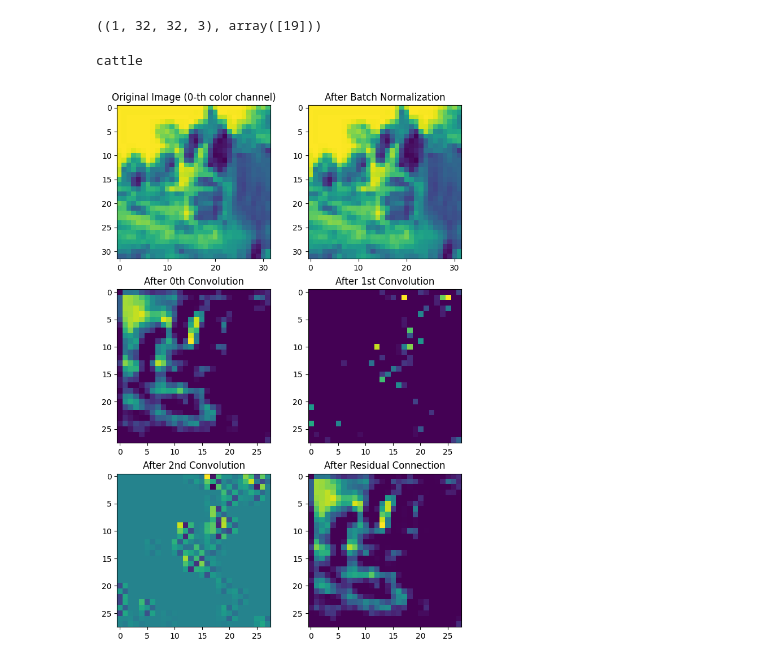
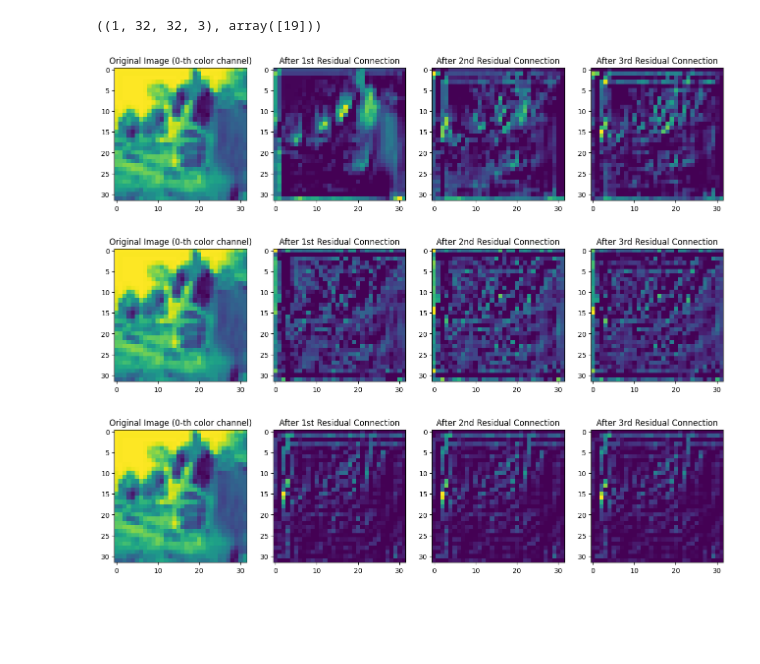
Before and after one commit to alwint3r/mlx-notebooks, a Jupyter notebook: 09-residual-network.ipynb, the cells around one changed output. Drawn from its saved outputs; the diff is of its cells as text; code cells hidden in the pictures; blank space fills up the shorter version.

Commit message:
add convolution and residual block visualization

```diff
--- a/09-residual-network.ipynb
+++ b/09-residual-network.ipynb
@@ -50,41 +71,32 @@ conv2 = nn.Conv2d(in_channels=1, out_channels=1, kernel_size=3, stride=1, paddin
 # %%
 import matplotlib.pyplot as plt
 
-n_cols = 2
-n_rows = 3
+n_cols = 4
+n_rows = 1
 
-fig = plt.figure(figsize=(n_cols * 4, n_rows * 4))
-ax = fig.add_subplot(n_rows, n_cols, 1)
-ax.imshow(np.array(image)[0, :, :, 0])
-ax.set_title("Original Image (0-th color channel)")
+block = ResidualBlock(3, 3)
+y = block(image)
 
-ax = fig.add_subplot(n_rows, n_cols, 2)
-x = batchnorm(image)
-ax.imshow(np.array(x)[0, :, :, 0])
-ax.set_title("After Batch Normalization")
+for i in range(3):
+    fig = plt.figure(figsize=(n_cols * 4, n_rows * 4))
+    ax = fig.add_subplot(n_rows, n_cols, 1)
+    ax.imshow(np.array(image)[0, :, :, 0])
+    ax.set_title("Original Image (0-th color channel)")
 
-ax = fig.add_subplot(n_rows, n_cols, 3)
-x = nn.relu(conv(x))
-ax.imshow(np.array(x)[0, :, :, 0])
-ax.set_title("After 0th Convolution")
+    ax = fig.add_subplot(n_rows, n_cols, 2)
+    ax.imshow(np.array(y)[0, :, :, i])
+    ax.set_title("After 1st Residual Connection")
 
-ax = fig.add_subplot(n_rows, n_cols, 4)
-y = nn.relu(conv1(x))
-ax.imshow(np.array(y)[0, :, :, 0])
-ax.set_title("After 1st Convolution")
+    y = block(y)
+    ax = fig.add_subplot(n_rows, n_cols, 3)
+    ax.imshow(np.array(y)[0, :, :, i])
+    ax.set_title("After 2nd Residual Connection")
 
-ax = fig.add_subplot(n_rows, n_cols, 5)
-# y = nn.relu(conv2(y))
-y = conv2(y)
-ax.imshow(np.array(y)[0, :, :, 0])
-ax.set_title("After 2nd Convolution")
-
-ax = fig.add_subplot(n_rows, n_cols, 6)
-y = nn.relu(y + x)
-ax.imshow(np.array(y)[0, :, :, 0])
-ax.set_title("After Residual Connection")
-
-print(cifar100.labels[label.item()])
+    y = block(y)
+    ax = fig.add_subplot(n_rows, n_cols, 4)
+    ax.imshow(np.array(y)[0, :, :, i])
+    ax.set_title("After 3rd Residual Connection")
 # %% [output]
-cattle
-[figure, old version]
+[figure, new version]
+[figure, added]
+[figure, added]
```
Also changed, not shown: parts of 4 cells of this notebook.
